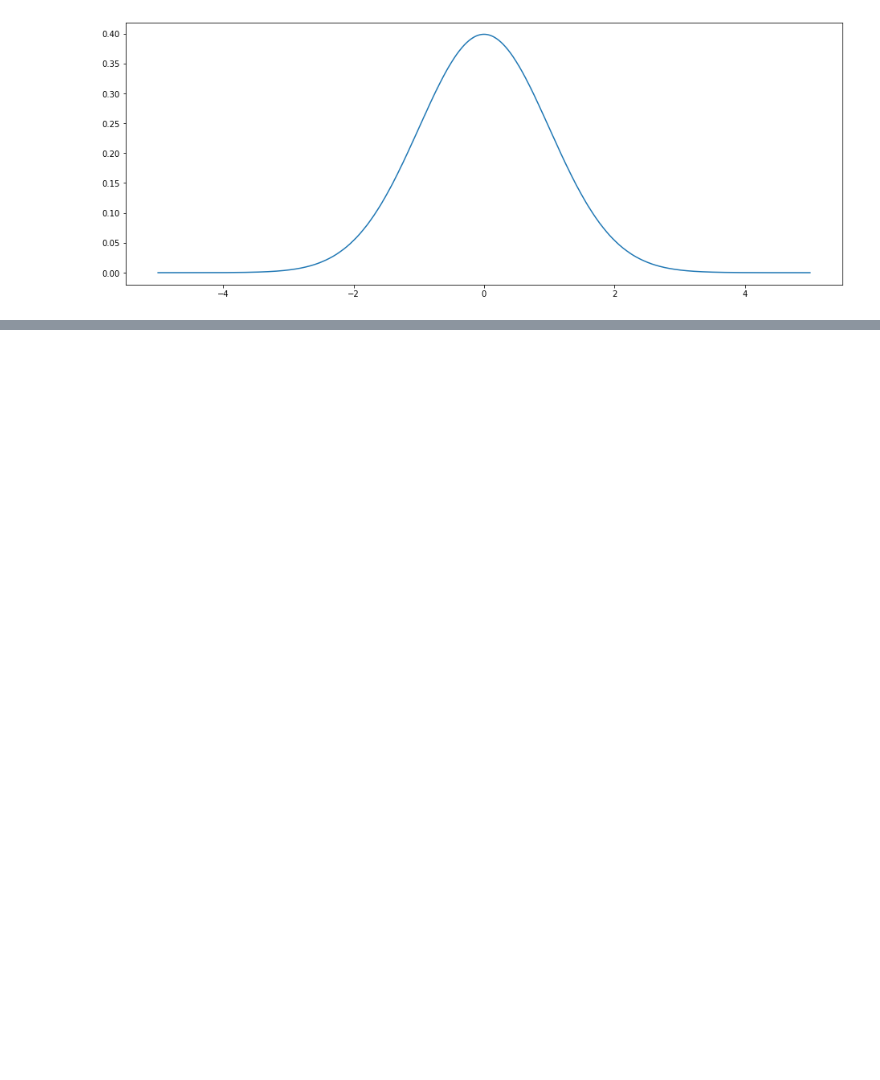
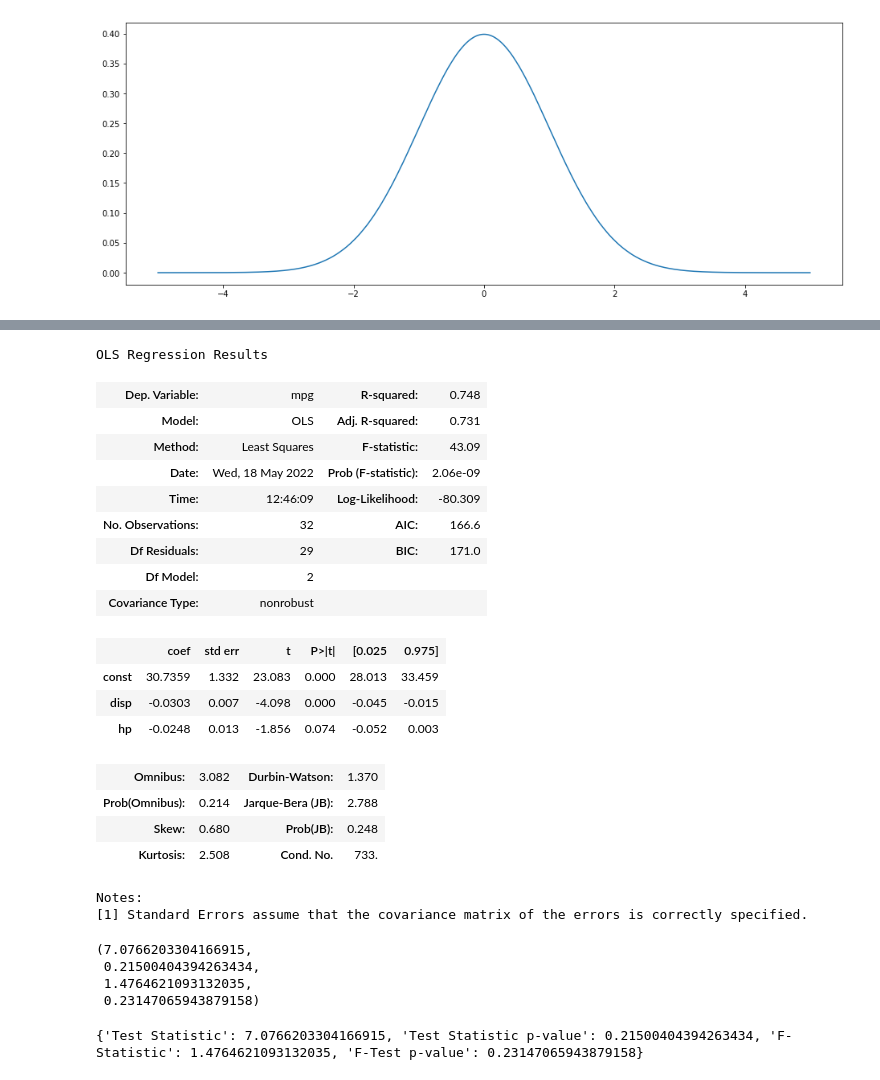
Before and after one commit to Menezes-Gus/Econometrics, a Jupyter notebook: Econometrics.ipynb, the cells around one changed output, grey strips where cells are left out. Cells and saved outputs as stored; diff of their text form; code cells hidden in the pictures; blank space fills up the shorter version.

```diff
--- a/Econometrics.ipynb
+++ b/Econometrics.ipynb
@@ -176,0 +215,40 @@ plt.show
+# %%
+# Correção robusta de white para erros padrões
+
+# White’s test is used to determine if heteroscedasticity is present in a regression model.
+
+# Heteroscedasticity refers to the unequal scatter of residuals at different levels of a
+# response variable, which violates the assumption that the residuals are equally scattered at
+# each level of the response variable.
+url = "https://raw.githubusercontent.com/Statology/Python-Guides/main/mtcars.csv"
+data = pd.read_csv(url)
+# %%
+y = data['mpg']
+# %%
+x = data[['disp', 'hp']]
+# %%
+x = sm.add_constant(data=x)
+# %%
+ols_regression = sm.OLS(endog=y, exog=x).fit()
+ols_regression.summary()
+# %% [output]
+OLS Regression Results
+| Dep. Variable: | mpg | R-squared: | 0.748 |
+| Model: | OLS | Adj. R-squared: | 0.731 |
+| Method: | Least Squares | F-statistic: | 43.09 |
+| Date: | Wed, 18 May 2022 | Prob (F-statistic): | 2.06e-09 |
+| Time: | 12:46:09 | Log-Likelihood: | -80.309 |
+| No. Observations: | 32 | AIC: | 166.6 |
+| Df Residuals: | 29 | BIC: | 171.0 |
+| Df Model: | 2 |  |  |
+| Covariance Type: | nonrobust |  |  |
+|  | coef | std err | t | P>|t| | [0.025 | 0.975] |
+| const | 30.7359 | 1.332 | 23.083 | 0.000 | 28.013 | 33.459 |
+| disp | -0.0303 | 0.007 | -4.098 | 0.000 | -0.045 | -0.015 |
+| hp | -0.0248 | 0.013 | -1.856 | 0.074 | -0.052 | 0.003 |
+| Omnibus: | 3.082 | Durbin-Watson: | 1.370 |
+| Prob(Omnibus): | 0.214 | Jarque-Bera (JB): | 2.788 |
+| Skew: | 0.680 | Prob(JB): | 0.248 |
+| Kurtosis: | 2.508 | Cond. No. | 733. |
+Notes:
+[1] Standard Errors assume that the covariance matrix of the errors is correctly specified.
@@ -176,0 +257,14 @@ plt.show
+# %%
+white_test = smd.het_white(ols_regression.resid, ols_regression.model.exog)
+white_test
+# %% [output]
+(7.0766203304166915,
+ 0.21500404394263434,
+ 1.4764621093132035,
+ 0.23147065943879158)
+# %%
+# a função não vem com as labels (por algum motivo) então por isso tem essa variável aqui, pra ficar legível
+labels = ['Test Statistic', 'Test Statistic p-value', 'F-Statistic', 'F-Test p-value']
+print(dict(zip(labels, white_test)))
+# %% [output]
+{'Test Statistic': 7.0766203304166915, 'Test Statistic p-value': 0.21500404394263434, 'F-Statistic': 1.4764621093132035, 'F-Test p-value': 0.23147065943879158}
```
Also changed, not shown: parts of 25 cells of this notebook.
